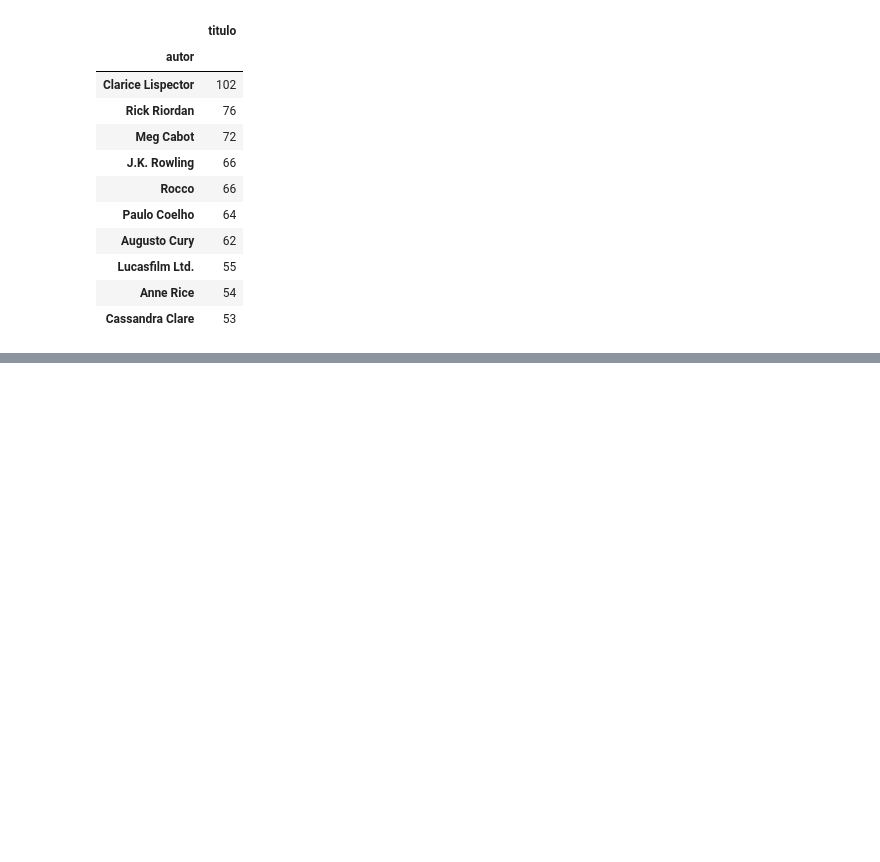
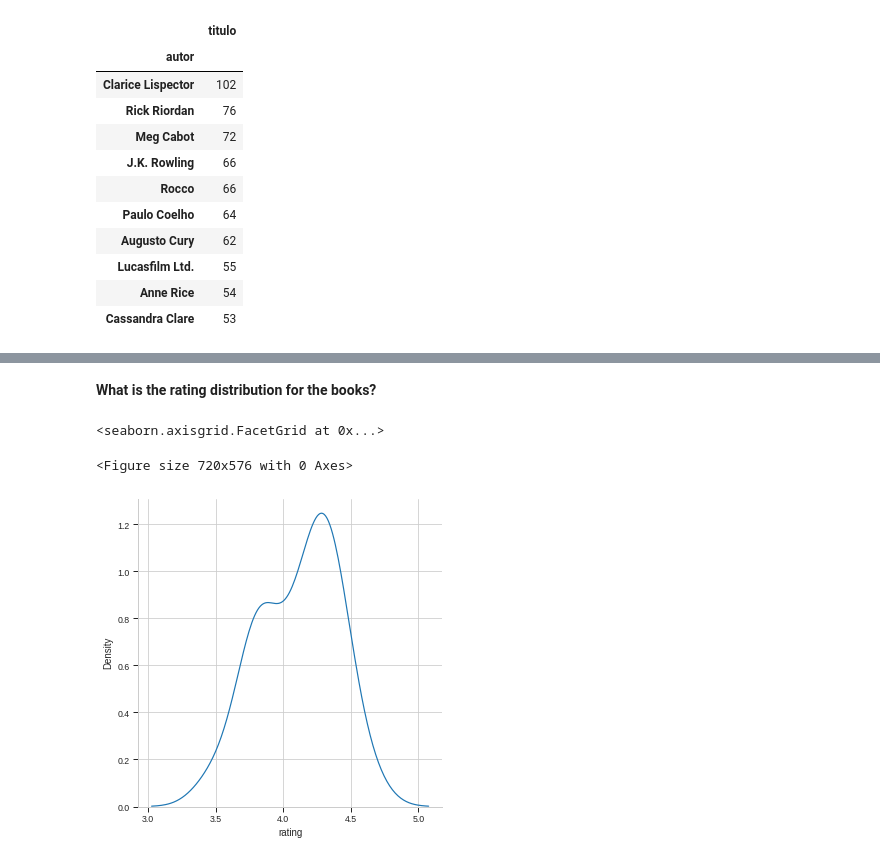
Before and after one commit to cabarros3/data_analysis, a Jupyter notebook: skoob/skoob.ipynb, the cells around one changed output, grey strips where cells are left out. Saved outputs shown, nothing was run; the diff lists cells and outputs as text; code cells hidden in the pictures; blank space fills up the shorter version.

```diff
--- a/skoob/skoob.ipynb
+++ b/skoob/skoob.ipynb
@@ -339,0 +350,10 @@ plt.show()
+# %% [markdown]
+**What is the rating distribution for the books?**
+# %%
+plt.figure(figsize=(10,8))
+ratiing = df_final.rating.astype(float)
+sns.displot(data = rating, kind='kde')
+# %% [output]
+<seaborn.axisgrid.FacetGrid at 0x...>
+<Figure size 720x576 with 0 Axes>
+[figure, added]
```
Also changed, not shown: parts of 8 cells of this notebook.
